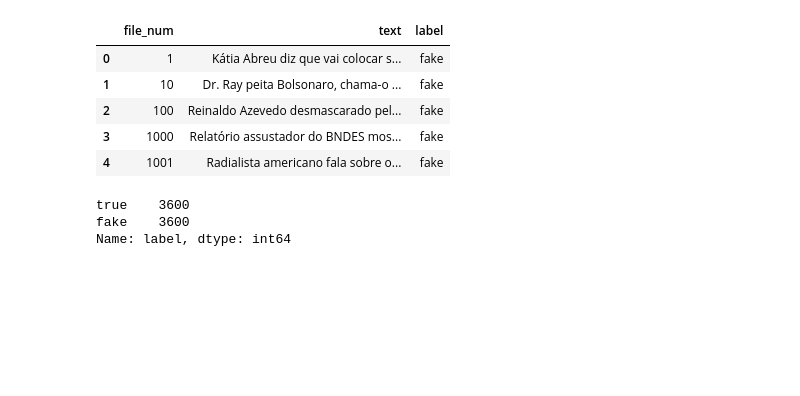
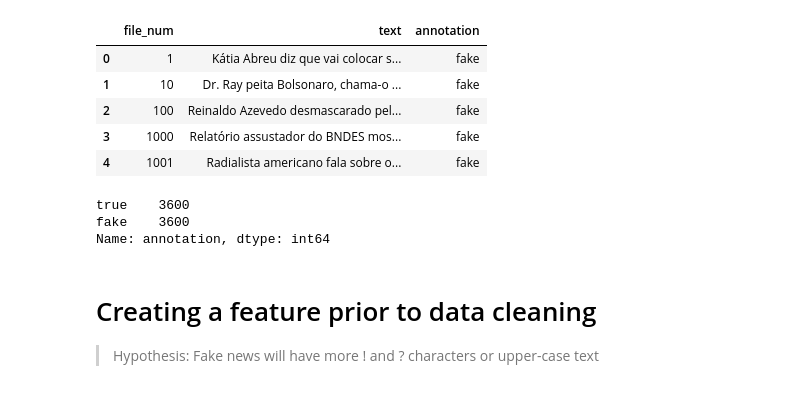
Before and after one commit to gubertoli/fake-check, a Jupyter notebook: Aprendizado Máquina.ipynb, the cells around one changed output. Drawn from its saved outputs; the diff is of its cells as text; code cells hidden in the pictures; blank space fills up the shorter version.

```diff
--- a/Aprendizado Máquina.ipynb
+++ b/Aprendizado Máquina.ipynb
@@ -7,41 +7,44 @@ import glob, os
 fake_list = glob.glob("dataset/fake/*.txt")
 true_list = glob.glob("dataset/true/*.txt")
 # %%
-df = pd.DataFrame(columns=['file_num','text','label'])
+df = pd.DataFrame(columns=['file_num','text','annotation'])
 
 # adding all labeled news
 i = 1
 for file_list in [fake_list, true_list]:
     for file in file_list:
         fileName = os.path.basename(os.path.splitext(file)[0]) # splitext get name without extension on position 0 and basename just the filename
 
         with open(file, 'r', encoding="utf8") as file_open:
             data = file_open.read().replace('\n', '')
 
         if i == 1:
             label = "fake"
         else:
             label = "true"
 
         df = df.append({
          "file_num": fileName,
          "text":  data,
-         "label": label
+         "annotation": label
         }, ignore_index=True)
 
     i+=1
 
 df.head()
 # %% [output]
-|  | file_num | text | label |
+|  | file_num | text | annotation |
 | 0 | 1 | Kátia Abreu diz que vai colocar s... | fake |
 | 1 | 10 | Dr. Ray peita Bolsonaro, chama-o ... | fake |
 | 2 | 100 | Reinaldo Azevedo desmascarado pel... | fake |
 | 3 | 1000 | Relatório assustador do BNDES mos... | fake |
 | 4 | 1001 | Radialista americano fala sobre o... | fake |
 # %%
-df['label'].value_counts()
+df['annotation'].value_counts()
 # %% [output]
 true    3600
 fake    3600
-Name: label, dtype: int64
+Name: annotation, dtype: int64
+# %% [markdown]
+# Creating a feature prior to data cleaning
+> Hypothesis: Fake news will have more ! and ? characters or upper-case text
```
Also changed, not shown: parts of 31 cells of this notebook, 2 other files.
